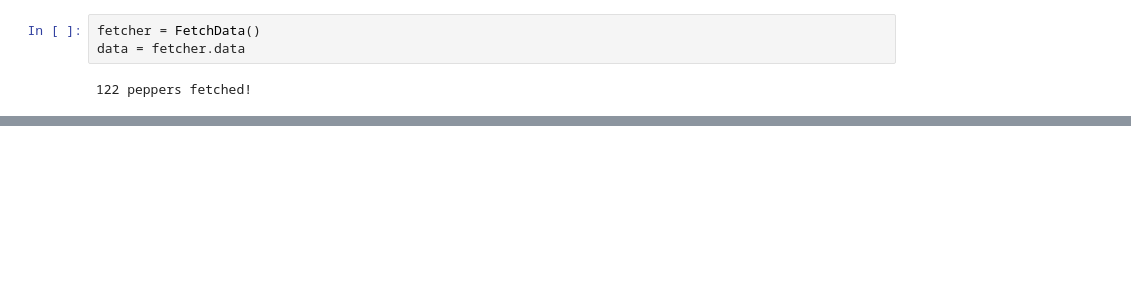
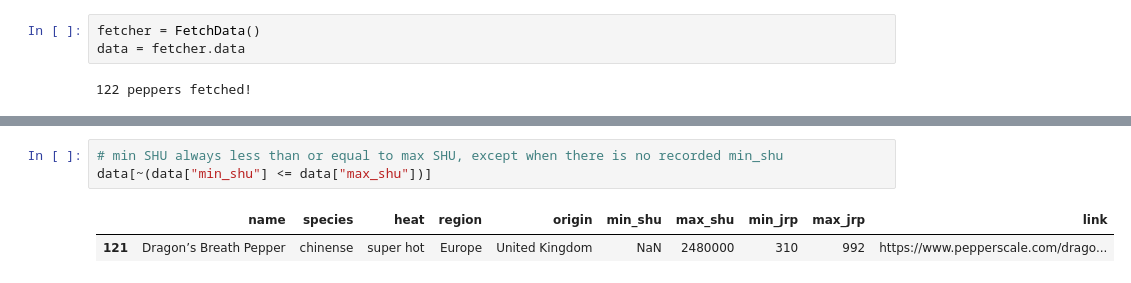
Before and after one commit to alemosie/hot_peppers, a Jupyter notebook: notebooks/explore_heat_field.ipynb, the cells around one changed output, grey strips where cells are left out. Saved outputs shown, nothing was run; the diff lists cells and outputs as text; blank space fills up the shorter version.

```diff
--- a/notebooks/explore_heat_field.ipynb
+++ b/notebooks/explore_heat_field.ipynb
@@ -43,0 +99,6 @@ BdbQuit:
+# %%
+# min SHU always less than or equal to max SHU, except when there is no recorded min_shu
+data[~(data["min_shu"] <= data["max_shu"])]
+# %% [output]
+|  | name | species | heat | region | origin | min_shu | max_shu | min_jrp | max_jrp | link |
+| 121 | Dragon’s Breath Pepper | chinense | super hot | Europe | United Kingdom | NaN | 2480000 | 310 | 992 | https://www.pepperscale.com/drago... |
```
Also changed, not shown: parts of 14 cells of this notebook, 1 other file.
